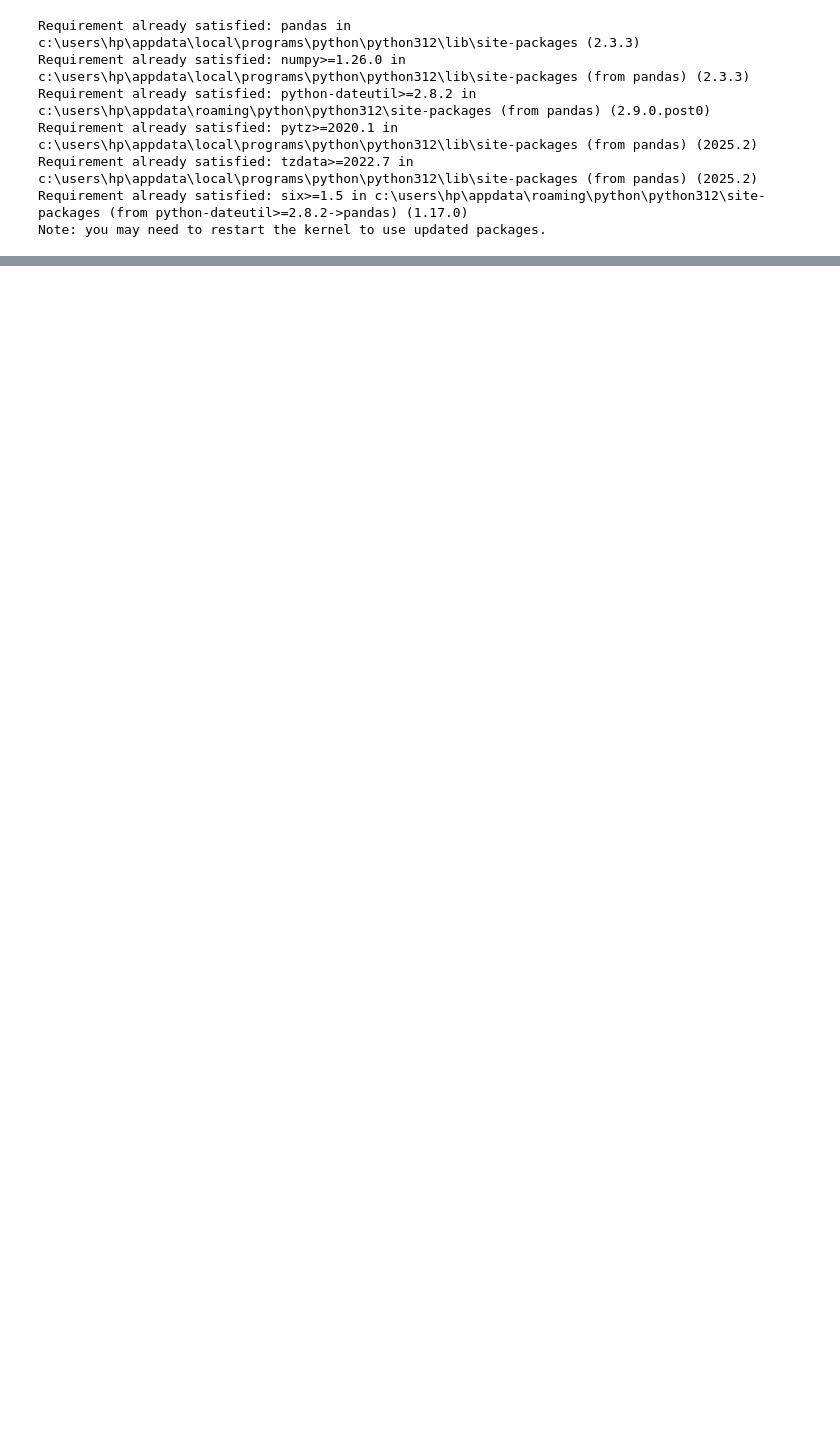
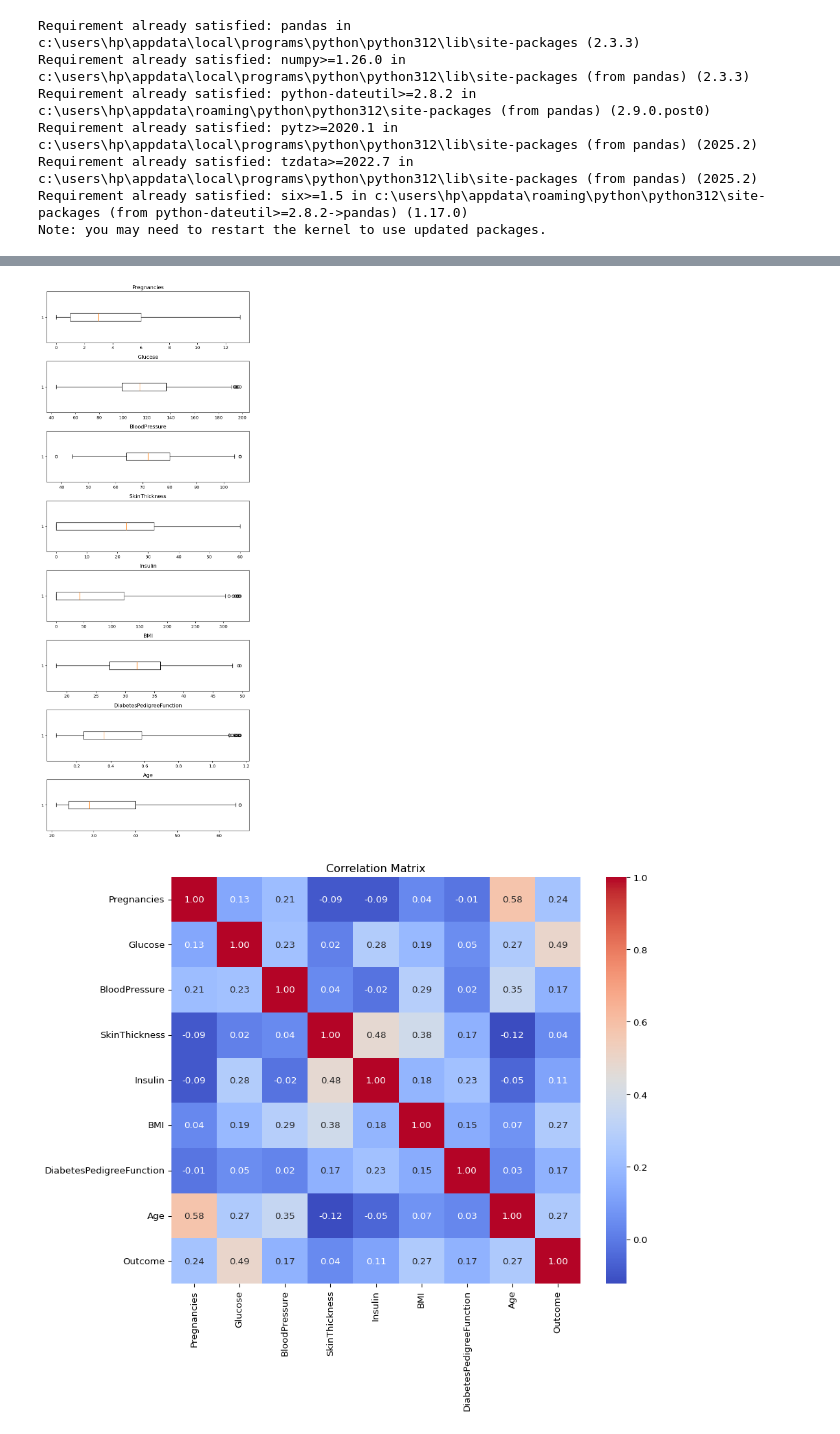
Before and after one commit to Foxbat-alt/1st-project, a Jupyter notebook: session-2/mlearning-2/mldataprocessing.ipynb, the cells around one changed output, grey strips where cells are left out. Drawn from its saved outputs; the diff is of its cells as text; code cells hidden in the pictures; blank space fills up the shorter version.

```diff
--- a/session-2/mlearning-2/mldataprocessing.ipynb
+++ b/session-2/mlearning-2/mldataprocessing.ipynb
@@ -153,0 +475,47 @@ X_normalized
+# %%
+from sklearn.preprocessing import MinMaxScaler
+
+# Data Cleaning: Remove outliers using IQR for all numeric columns
+cleaned_df = diabetics_df.copy()
+for col in cleaned_df.columns:
+    if cleaned_df[col].dtype != 'object' and col != 'Outcome':
+        q1 = cleaned_df[col].quantile(0.25)
+        q3 = cleaned_df[col].quantile(0.75)
+        iqr = q3 - q1
+        lower = q1 - 1.5 * iqr
+        upper = q3 + 1.5 * iqr
+        cleaned_df = cleaned_df[(cleaned_df[col] >= lower) & (cleaned_df[col] <= upper)]
+
+# Visualization: Boxplots for each feature
+fig, ax = plt.subplots(len(cleaned_df.columns)-1, 1, figsize=(7, 18), dpi=96)
+for i, col in enumerate(cleaned_df.columns):
+    if col != 'Outcome':
+        ax[i].boxplot(cleaned_df[col], vert=False)
+        ax[i].set_title(col)
+plt.tight_layout()
+plt.show()
+
+# Correlation matrix with seaborn heatmap
+corr = cleaned_df.corr()
+plt.figure(figsize=(10, 8), dpi=96)
+sns.heatmap(corr, annot=True, fmt=".2f", cmap='coolwarm')
+plt.title('Correlation Matrix')
+plt.show()
+
+# Pie chart for Outcome variable
+plt.pie(cleaned_df['Outcome'].value_counts(), labels=['Diabetes', 'No Diabetes'], autopct='%1.1f%%', startangle=90)
+plt.title('Distribution of Diabetes Outcome')
+plt.show()
+
+# Feature scaling
+scaler = MinMaxScaler()
+X = cleaned_df.drop(columns=['Outcome'])
+y = cleaned_df['Outcome']
+X_scaled = scaler.fit_transform(X)
+
+# Save processed data
+pd.DataFrame(X_scaled, columns=X.columns).to_csv('diabetes_X_processed.csv', index=False)
+y.to_csv('diabetes_y_processed.csv', index=False)
+# %% [output]
+[figure, added]
+[figure, added]
```
Also changed, not shown: parts of 35 cells of this notebook.
